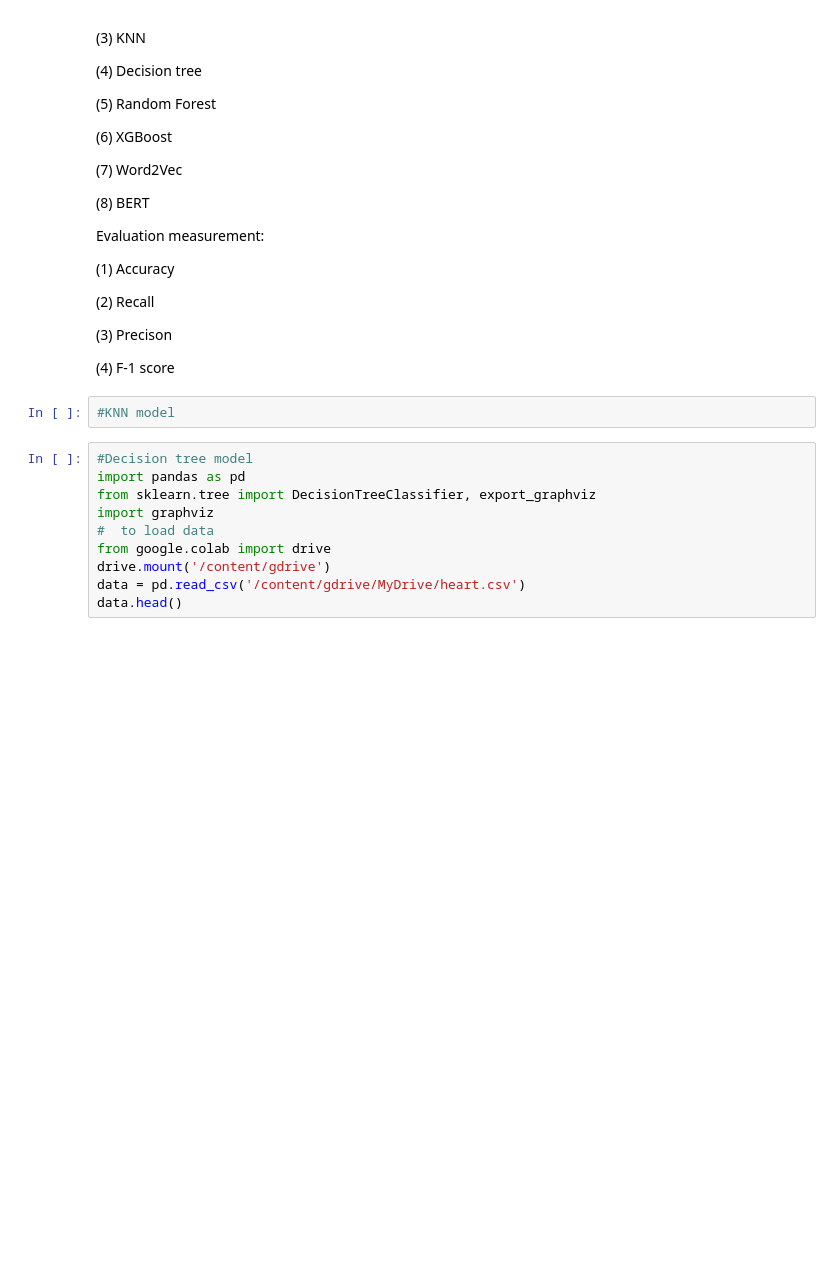
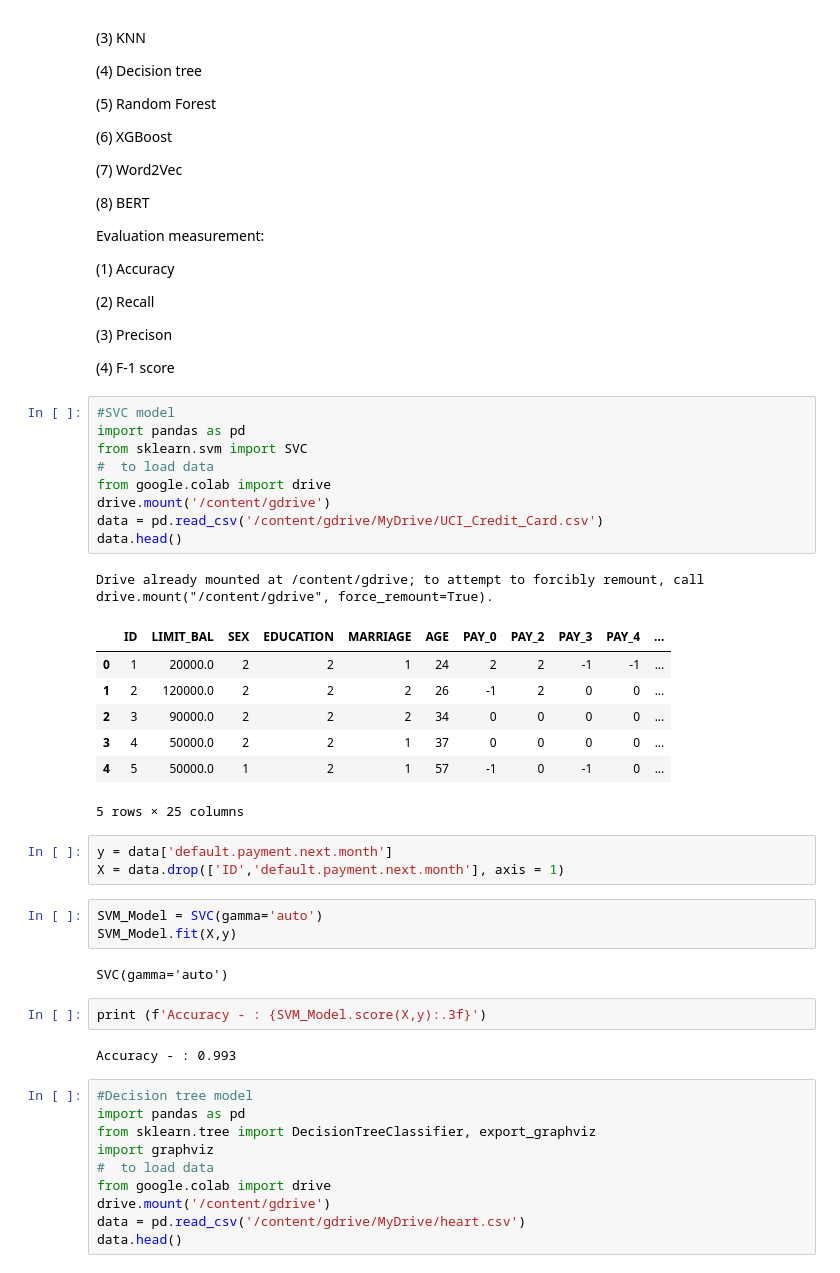
Before and after one commit to MahithaPoduvu/Mahitha_INFO5731_-Spring2023, a Jupyter notebook: In_class_exercise_05_04182023.ipynb, the cells around one changed output. Cells and saved outputs as stored; diff of their text form; blank space fills up the shorter version.

```diff
--- a/In_class_exercise_05_04182023.ipynb
+++ b/In_class_exercise_05_04182023.ipynb
@@ -34,8 +34,36 @@ Evaluation measurement:
 (3) Precison
 
 (4) F-1 score
-# %%
-#KNN model
+# %%
+#SVC model
+import pandas as pd
+from sklearn.svm import SVC
+#  to load data
+from google.colab import drive
+drive.mount('/content/gdrive')
+data = pd.read_csv('/content/gdrive/MyDrive/UCI_Credit_Card.csv')
+data.head()
+# %% [output]
+Drive already mounted at /content/gdrive; to attempt to forcibly remount, call drive.mount("/content/gdrive", force_remount=True).
+|  | ID | LIMIT_BAL | SEX | EDUCATION | MARRIAGE | AGE | PAY_0 | PAY_2 | PAY_3 | PAY_4 | ... |
+| 0 | 1 | 20000.0 | 2 | 2 | 1 | 24 | 2 | 2 | -1 | -1 | ... |
+| 1 | 2 | 120000.0 | 2 | 2 | 2 | 26 | -1 | 2 | 0 | 0 | ... |
+| 2 | 3 | 90000.0 | 2 | 2 | 2 | 34 | 0 | 0 | 0 | 0 | ... |
+| 3 | 4 | 50000.0 | 2 | 2 | 1 | 37 | 0 | 0 | 0 | 0 | ... |
+| 4 | 5 | 50000.0 | 1 | 2 | 1 | 57 | -1 | 0 | -1 | 0 | ... |
+5 rows × 25 columns
+# %%
+y = data['default.payment.next.month']
+X = data.drop(['ID','default.payment.next.month'], axis = 1)
+# %%
+SVM_Model = SVC(gamma='auto')
+SVM_Model.fit(X,y)
+# %% [output]
+SVC(gamma='auto')
+# %%
+print (f'Accuracy - : {SVM_Model.score(X,y):.3f}')
+# %% [output]
+Accuracy - : 0.993
 # %%
 #Decision tree model
 import pandas as pd
```
